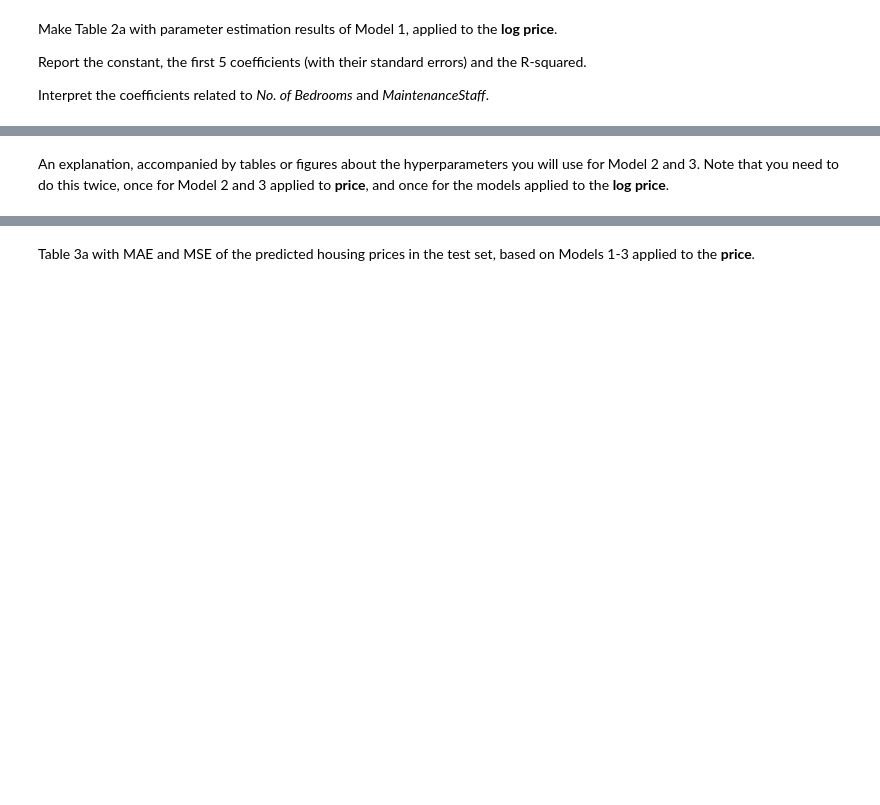
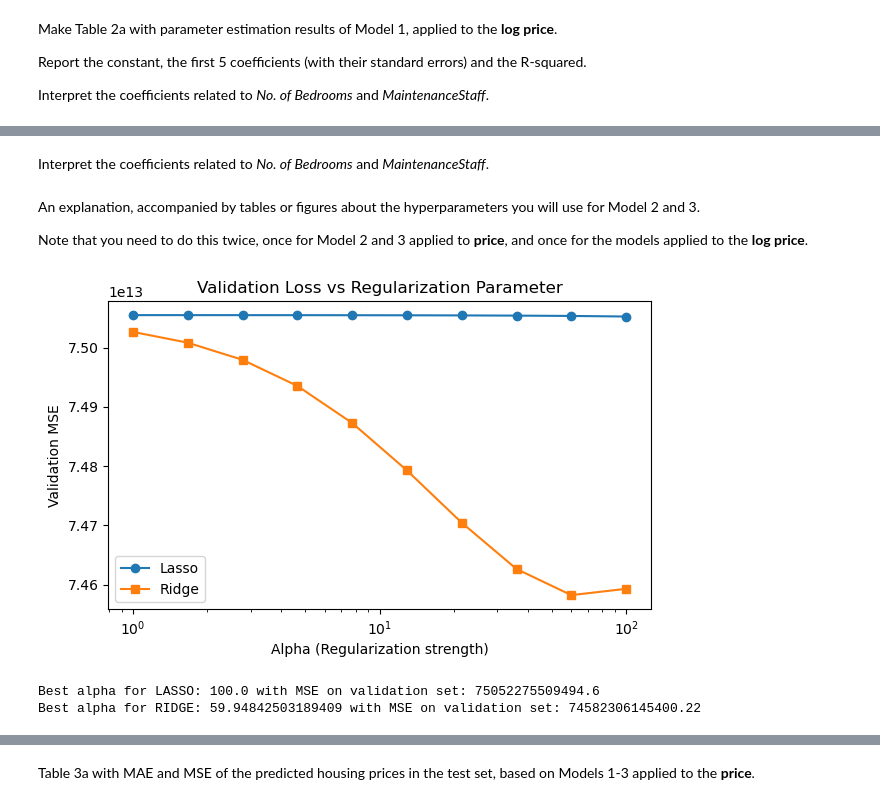
Before and after one commit to Milanpeter-77/Coursework-Predicting-Housing-Prices, a Jupyter notebook: MLF_ASS_I_2902483_2868506.ipynb, the cells around one changed output, grey strips where cells are left out. Saved outputs shown, nothing was run; the diff lists cells and outputs as text; code cells hidden in the pictures; blank space fills up the shorter version.

Commit message:
lasso ridge

```diff
--- a/MLF_ASS_I_2902483_2868506.ipynb
+++ b/MLF_ASS_I_2902483_2868506.ipynb
@@ -248,2 +251,62 @@ Out-of-sample R-squared     0.753408
+# %% [markdown]
+Interpret the coefficients related to *No. of Bedrooms* and *MaintenanceStaff*.
 # %% [markdown]
-An explanation, accompanied by tables or figures about the hyperparameters you will use for Model 2 and 3. Note that you need to do this twice, once for Model 2 and 3 applied to **price**, and once for the models applied to the **log price**.
+An explanation, accompanied by tables or figures about the hyperparameters you will use for Model 2 and 3.
+
+Note that you need to do this twice, once for Model 2 and 3 applied to **price**, and once for the models applied to the **log price**.
+# %%
+# Model 2 and Model 3: LASSO and RIDGE Regression – Feature: Price
+
+# Hyperparameter Tuning for LASSO and RIDGE
+alphas = np.logspace(0, 2, 10) # Range from 1 to 100
+
+# Store results
+results = {'lasso': [], 'ridge': []}
+
+# Best alpha values
+best_alpha_lasso = None
+best_alpha_ridge = None
+best_mse_lasso = float('inf')
+best_mse_ridge = float('inf')
+
+# Model 2: LASSO - Grid search over alphas
+for a in alphas:
+    model2_lasso_train = Lasso(alpha=a, max_iter=100000)
+    model2_lasso_train.fit(X_train, y_train)
+    y_pred_val = model2_lasso_train.predict(X_val)
+    mse_val = mean_squared_error(y_val, y_pred_val)
+    results['lasso'].append(mse_val)
+    # Update best alpha for LASSO
+    if mse_val < best_mse_lasso:
+        best_mse_lasso = mse_val
+        best_alpha_lasso = a
+
+# Model 3: RIDGE – Grid search over alphas
+for a in alphas:
+    model3_ridge_train = Ridge(alpha=a)
+    model3_ridge_train.fit(X_train, y_train)
+    y_pred_val = model3_ridge_train.predict(X_val)
+    mse_val = mean_squared_error(y_val, y_pred_val)
+    results['ridge'].append(mse_val)
+    # Update best alpha for RIDGE
+    if mse_val < best_mse_ridge:
+        best_mse_ridge = mse_val
+        best_alpha_ridge = a
+
+# Plotting Validation Loss vs Alpha for LASSO and RIDGE
+plt.figure(figsize=(7,4))
+plt.semilogx(alphas, results['lasso'], label='Lasso', marker='o')
+plt.semilogx(alphas, results['ridge'], label='Ridge', marker='s')
+plt.xlabel('Alpha (Regularization strength)')
+plt.ylabel('Validation MSE')
+plt.title('Validation Loss vs Regularization Parameter')
+plt.legend()
+plt.show()
+
+# Displaying best alphas
+print(f'Best alpha for LASSO: {best_alpha_lasso} with MSE on validation set: {best_mse_lasso}')
+print(f'Best alpha for RIDGE: {best_alpha_ridge} with MSE on validation set: {best_mse_ridge}')
+# %% [output]
+[figure, added]
+Best alpha for LASSO: 100.0 with MSE on validation set: 75052275509494.6
+Best alpha for RIDGE: 59.94842503189409 with MSE on validation set: 74582306145400.22
```
Also changed, not shown: parts of 6 cells of this notebook.
